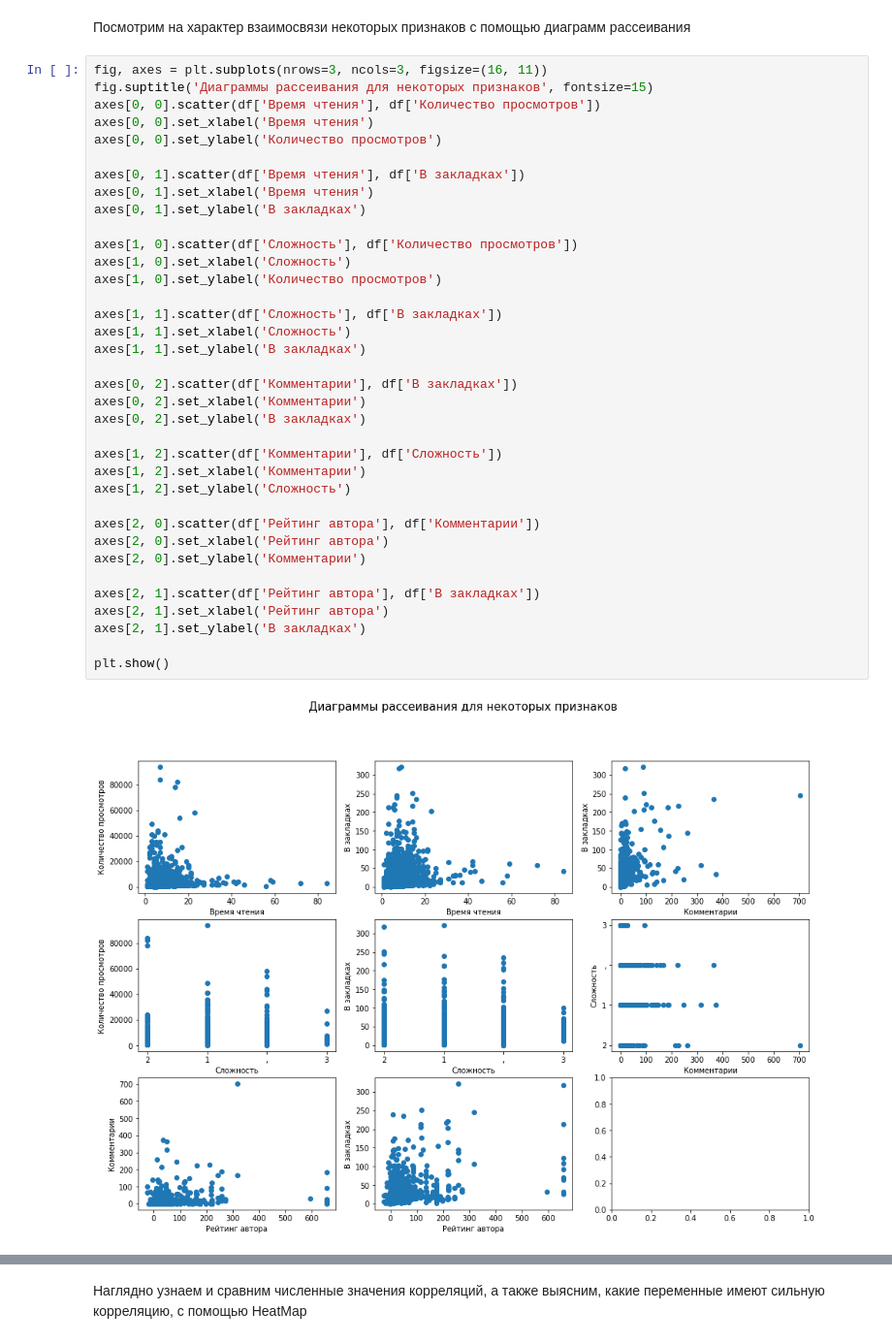
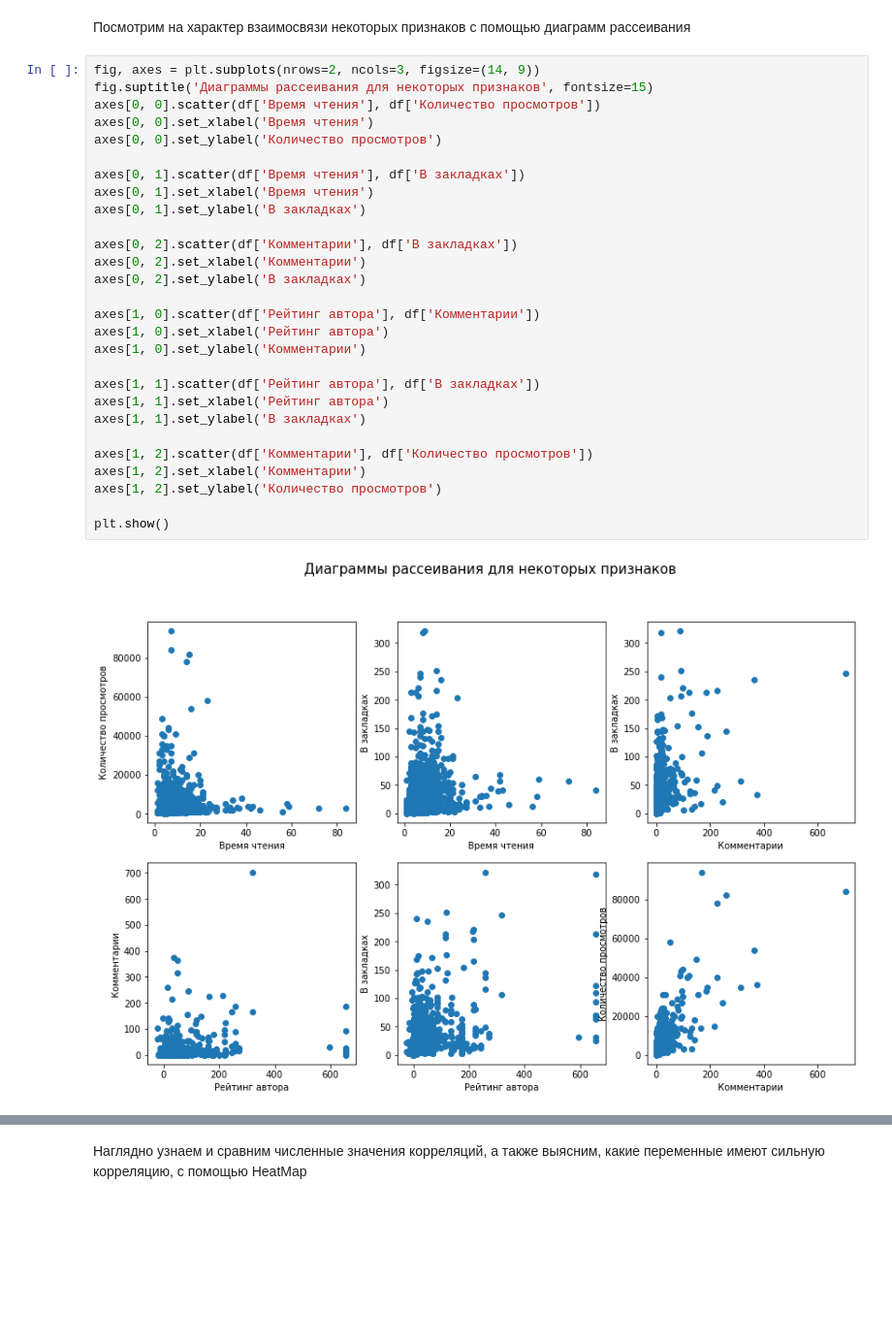
Before and after one commit to IrinaKhrisanfova/genii_pythona, a Jupyter notebook: EDA_vis.ipynb, the cells around one changed output, grey strips where cells are left out. Shown at 97% size. Cells and saved outputs as stored; diff of their text form; blank space fills up the shorter version.

```diff
--- a/EDA_vis.ipynb
+++ b/EDA_vis.ipynb
@@ -152,40 +150,32 @@ df[(df['Автор'] == '@Martynov_M')]
 # %% [markdown]
 Посмотрим на характер взаимосвязи некоторых признаков с помощью диаграмм рассеивания
 # %%
-fig, axes = plt.subplots(nrows=3, ncols=3, figsize=(16, 11))
+fig, axes = plt.subplots(nrows=2, ncols=3, figsize=(14, 9))
 fig.suptitle('Диаграммы рассеивания для некоторых признаков', fontsize=15)
 axes[0, 0].scatter(df['Время чтения'], df['Количество просмотров'])
 axes[0, 0].set_xlabel('Время чтения')
 axes[0, 0].set_ylabel('Количество просмотров')
 
 axes[0, 1].scatter(df['Время чтения'], df['В закладках'])
 axes[0, 1].set_xlabel('Время чтения')
 axes[0, 1].set_ylabel('В закладках')
 
-axes[1, 0].scatter(df['Сложность'], df['Количество просмотров'])
-axes[1, 0].set_xlabel('Сложность')
-axes[1, 0].set_ylabel('Количество просмотров')
-
-axes[1, 1].scatter(df['Сложность'], df['В закладках'])
-axes[1, 1].set_xlabel('Сложность')
-axes[1, 1].set_ylabel('В закладках')
-
 axes[0, 2].scatter(df['Комментарии'], df['В закладках'])
 axes[0, 2].set_xlabel('Комментарии')
 axes[0, 2].set_ylabel('В закладках')
 
-axes[1, 2].scatter(df['Комментарии'], df['Сложность'])
+axes[1, 0].scatter(df['Рейтинг автора'], df['Комментарии'])
+axes[1, 0].set_xlabel('Рейтинг автора')
+axes[1, 0].set_ylabel('Комментарии')
+
+axes[1, 1].scatter(df['Рейтинг автора'], df['В закладках'])
+axes[1, 1].set_xlabel('Рейтинг автора')
+axes[1, 1].set_ylabel('В закладках')
+
+axes[1, 2].scatter(df['Комментарии'], df['Количество просмотров'])
 axes[1, 2].set_xlabel('Комментарии')
-axes[1, 2].set_ylabel('Сложность')
-
-axes[2, 0].scatter(df['Рейтинг автора'], df['Комментарии'])
-axes[2, 0].set_xlabel('Рейтинг автора')
-axes[2, 0].set_ylabel('Комментарии')
-
-axes[2, 1].scatter(df['Рейтинг автора'], df['В закладках'])
-axes[2, 1].set_xlabel('Рейтинг автора')
-axes[2, 1].set_ylabel('В закладках')
+axes[1, 2].set_ylabel('Количество просмотров')
 
 plt.show()
 # %% [output]
-[figure, old version]
+[figure, new version]
```
Also changed, not shown: parts of 31 cells of this notebook.
